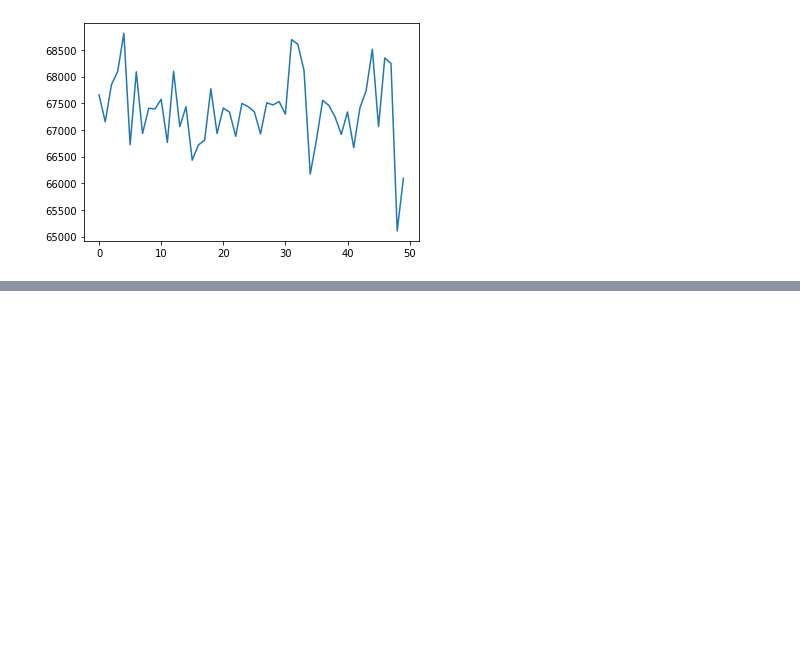
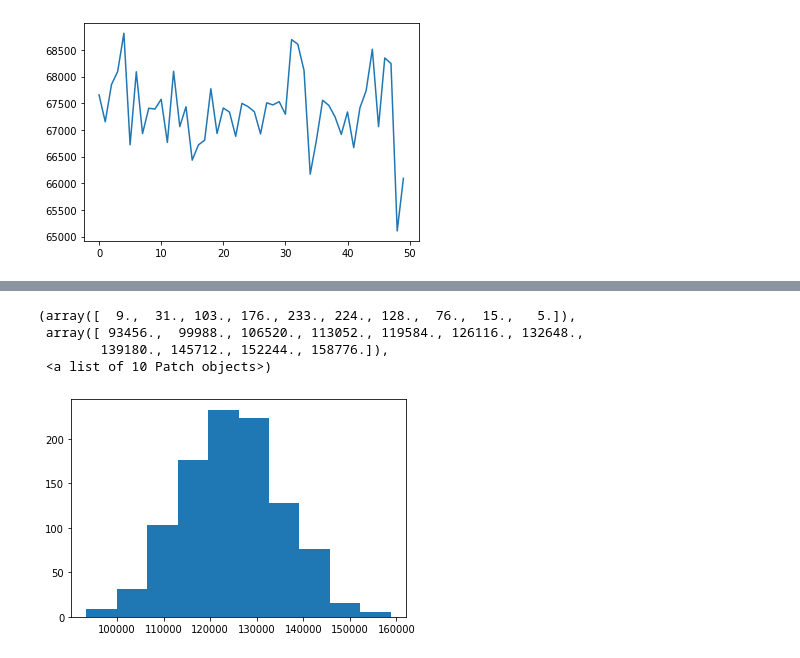
Before and after one commit to lthul1/COVID_reviewed, a Jupyter notebook: Untitled.ipynb, the cells around one changed output, grey strips where cells are left out. Saved outputs shown, nothing was run; the diff lists cells and outputs as text; code cells hidden in the pictures; blank space fills up the shorter version.

```diff
--- a/Untitled.ipynb
+++ b/Untitled.ipynb
@@ -115,0 +124,10 @@ array([[59043.49649114, 59826.50655073, 60459.00919917, 59295.12146855,
+# %%
+data = S * I - I * x[9]
+# %%
+plt.hist(data)
+# %% [output]
+(array([  9.,  31., 103., 176., 233., 224., 128.,  76.,  15.,   5.]),
+ array([ 93456.,  99988., 106520., 113052., 119584., 126116., 132648.,
+        139180., 145712., 152244., 158776.]),
+ <a list of 10 Patch objects>)
+[figure, added]
```
Also changed, not shown: parts of 20 cells of this notebook, 12 other files.
